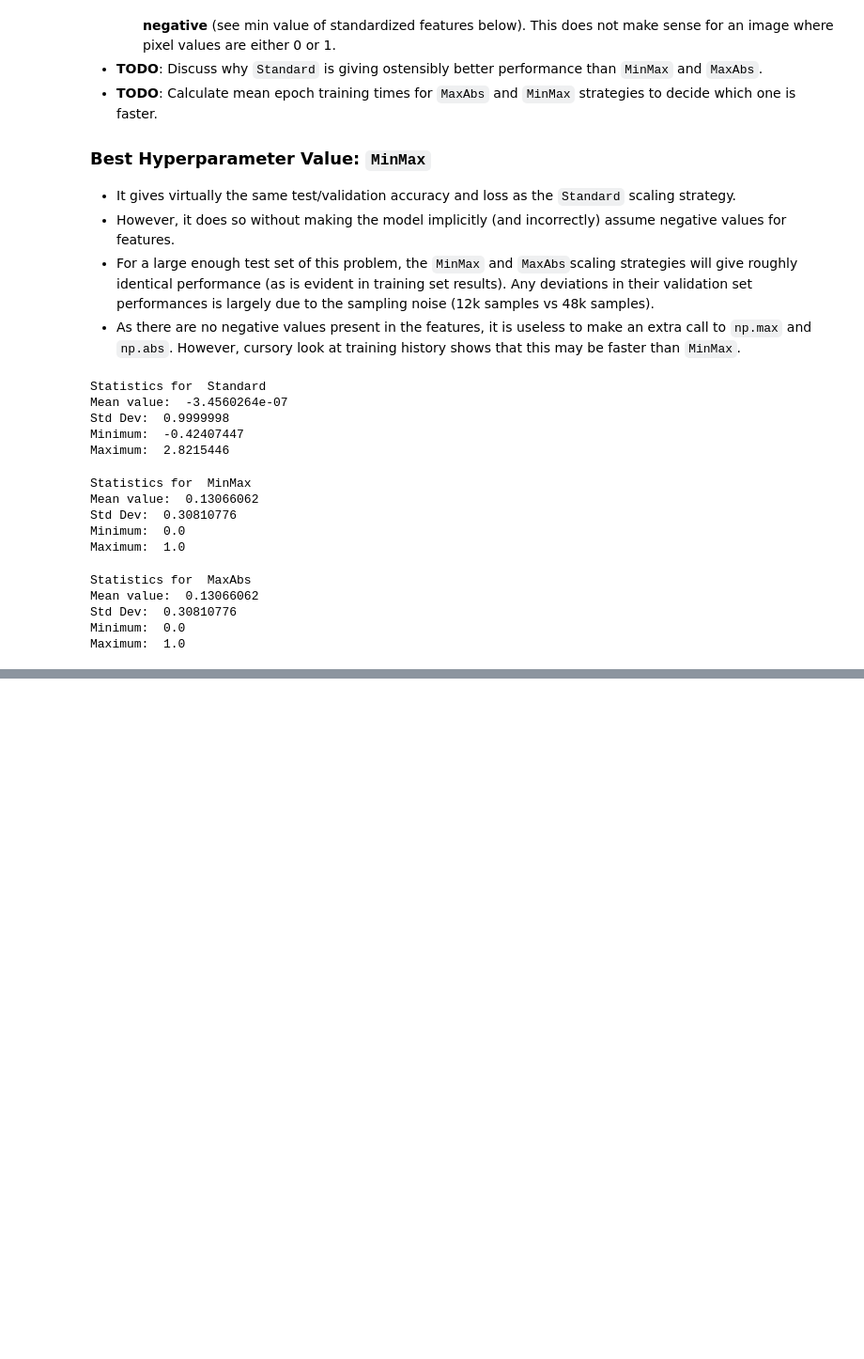
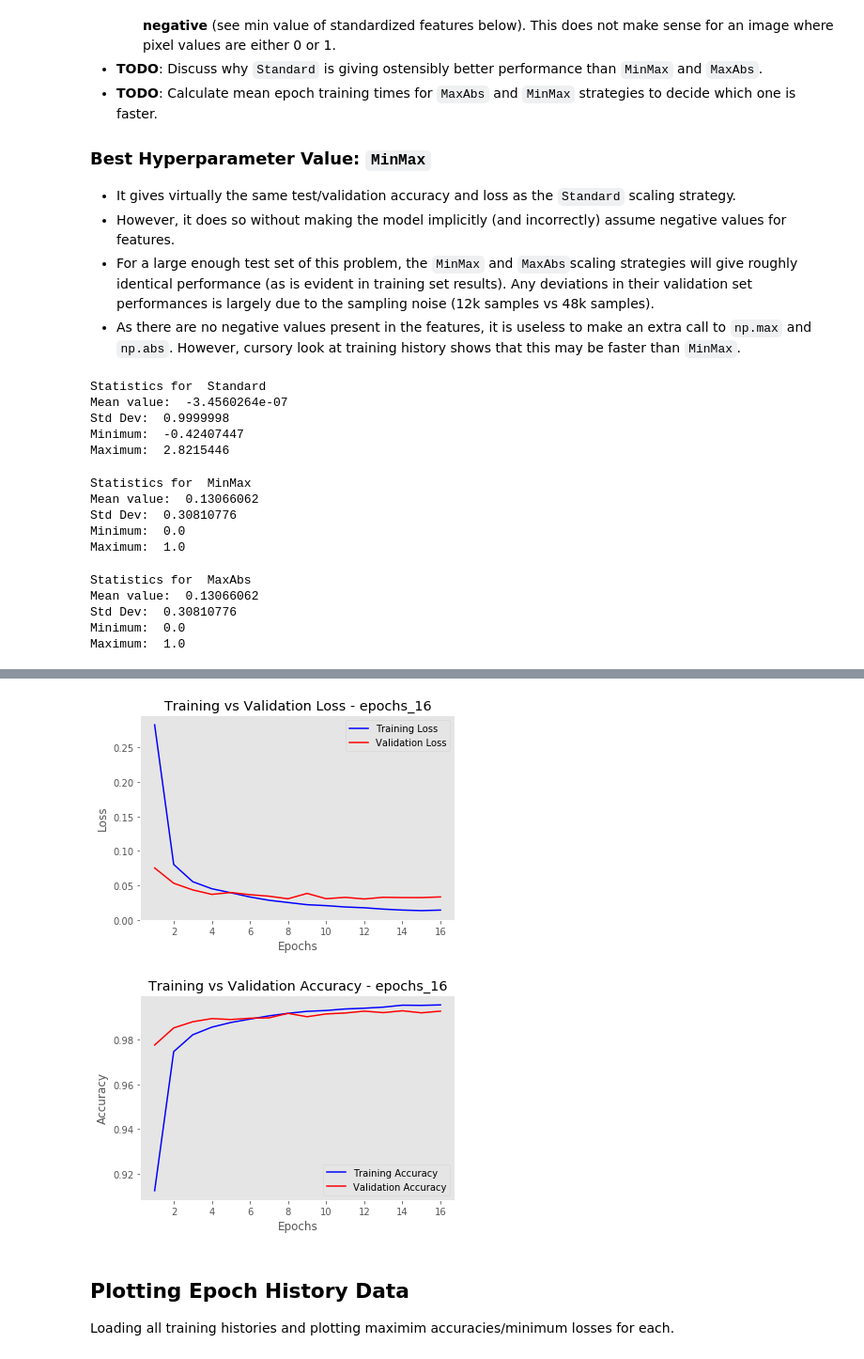
Before and after one commit to SMS-NED16/FYP-DL, a Jupyter notebook: fyp-assignments/02_MNIST_Hyperparams_CNN/FYP Assignment 02 - Hyperparameter Tuning - MNIST Digits.ipynb, the cells around one changed output, grey strips where cells are left out. Shown at 94% size. Cells and saved outputs as stored; diff of their text form; code cells hidden in the pictures; blank space fills up the shorter version.

Commit message:
Add epochs investigation, results, and conclusion

```diff
--- a/fyp-assignments/02_MNIST_Hyperparams_CNN/FYP Assignment 02 - Hyperparameter Tuning - MNIST Digits.ipynb
+++ b/fyp-assignments/02_MNIST_Hyperparams_CNN/FYP Assignment 02 - Hyperparameter Tuning - MNIST Digits.ipynb
@@ -451,0 +450,9 @@ Maximum:  1.0
+# %%
+X_train = preprocess_features(X_train, X_train, scaling_strategy='MinMax')
+# %%
+epochs_model = build_model()
+# %%
+EPOCHS = 16
+# %%
+epochs_model_history = epochs_model.fit(X_train, y_train, batch_size=128, epochs=EPOCHS,
+                                        validation_split=0.2)
@@ -451,0 +479,8 @@ Maximum:  1.0
+# %%
+plot_history_data(epochs_model_history, 'epochs_16')
+# %% [output]
+[figure, added]
+[figure, added]
+# %% [markdown]
+## Plotting Epoch History Data
+Loading all training histories and plotting maximim accuracies/minimum losses for each.
```
Also changed, not shown: parts of 12 cells of this notebook.
